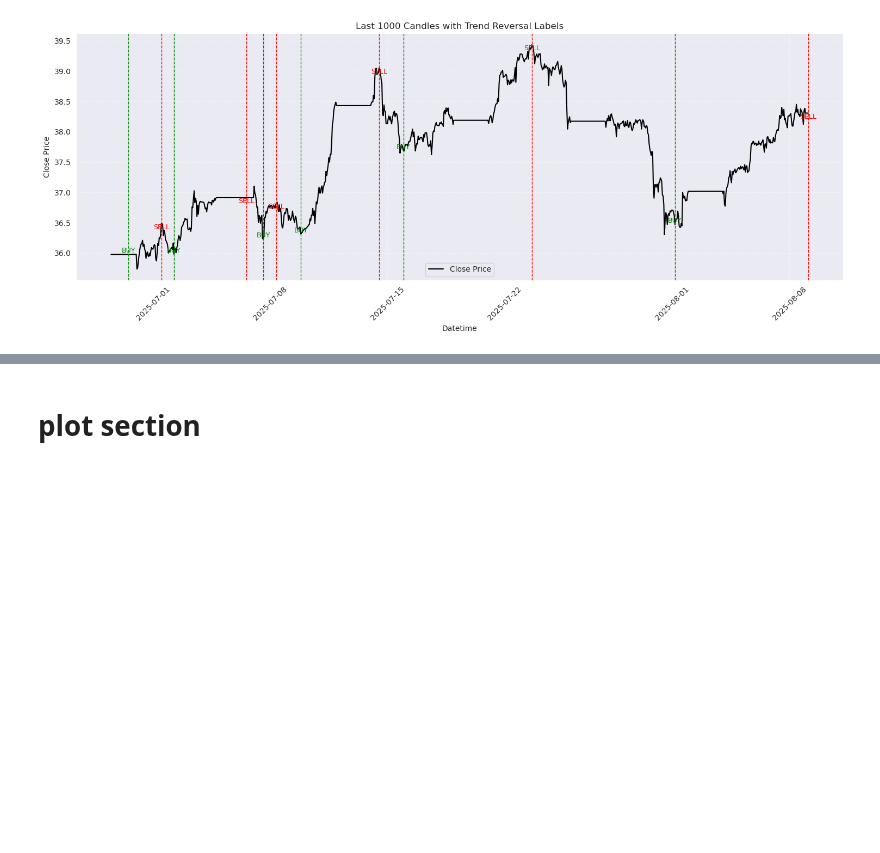
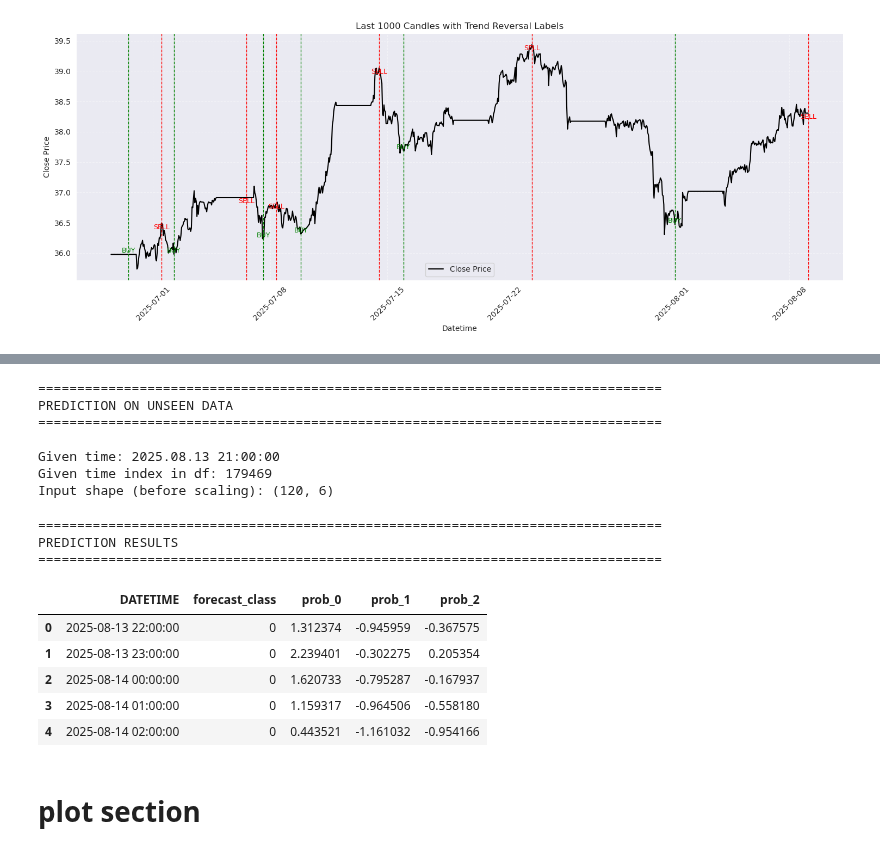
Before and after one commit to saeed51100/machine-learning, a Jupyter notebook: forex-prediction/classification/classification-22.ipynb, the cells around one changed output, grey strips where cells are left out. Saved outputs shown, nothing was run; the diff lists cells and outputs as text; code cells hidden in the pictures; blank space fills up the shorter version.

```diff
--- a/forex-prediction/classification/classification-22.ipynb
+++ b/forex-prediction/classification/classification-22.ipynb
@@ -388,3 +864,78 @@ plot_labeled_candles(df_model)
+# %%
+N_FEATURES = len(FEATURES)  # 5
+# ============================================================================
+# PREDICTION SECTION
+# ============================================================================
+
+print("\n" + "=" * 80)
+print("PREDICTION ON UNSEEN DATA")
+print("=" * 80)
+
+given_time = "2025.08.13 21:00:00"
+print(f"\nGiven time: {given_time}")
+
+# Find the index of given_time in df (not df_model)
+df['DATETIME'] = pd.to_datetime(df['DATETIME'])
+given_idx = df[df['DATETIME'] == given_time].index[0]
+
+print(f"Given time index in df: {given_idx}")
+
+# Extract 60 candles ending at given_time
+start_idx = given_idx - WINDOW_SIZE + 1
+end_idx = given_idx + 1
+
+input_df = df.iloc[start_idx:end_idx][['DATETIME'] + FEATURES].copy()
+print(f"Input shape (before scaling): {input_df.shape}")
+
+# Separate DATETIME from features for scaling
+input_candles = input_df.copy()  # Keep for visualization (has DATETIME)
+input_features_only = input_df[FEATURES].values  # Only features for model
+
+# Scale using the same scaler from training (only the FEATURES columns)
+input_scaled = scaler.transform(input_features_only)
+input_scaled = input_scaled.reshape(1, WINDOW_SIZE, N_FEATURES)
+
+# Predict
+predictions_proba = model.predict(input_scaled, verbose=0)  # Shape: (1, 10, 3)
+predictions_proba = predictions_proba[0]  # Shape: (10, 3)
+
+# Get predicted classes
+predicted_classes = np.argmax(predictions_proba, axis=1)
+
+# Create forecast datetimes (next 10 hours after given_time)
+given_datetime = pd.to_datetime(given_time)
+forecast_datetimes = [given_datetime + pd.Timedelta(hours=i + 1) for i in range(FORECAST_HORIZON)]
+
+# Create output DataFrame
+predicted_df = pd.DataFrame({
+    'DATETIME': forecast_datetimes,
+    'forecast_class': predicted_classes,
+    'prob_0': predictions_proba[:, 0],
+    'prob_1': predictions_proba[:, 1],
+    'prob_2': predictions_proba[:, 2]
+})
+
+print("\n" + "=" * 80)
+print("PREDICTION RESULTS")
+print("=" * 80)
+predicted_df
+# %% [output]
+================================================================================
+PREDICTION ON UNSEEN DATA
+================================================================================
+
+Given time: 2025.08.13 21:00:00
+Given time index in df: 179469
+Input shape (before scaling): (120, 6)
+================================================================================
+PREDICTION RESULTS
+================================================================================
+|  | DATETIME | forecast_class | prob_0 | prob_1 | prob_2 |
+| 0 | 2025-08-13 22:00:00 | 0 | 1.312374 | -0.945959 | -0.367575 |
+| 1 | 2025-08-13 23:00:00 | 0 | 2.239401 | -0.302275 | 0.205354 |
+| 2 | 2025-08-14 00:00:00 | 0 | 1.620733 | -0.795287 | -0.167937 |
+| 3 | 2025-08-14 01:00:00 | 0 | 1.159317 | -0.964506 | -0.558180 |
+| 4 | 2025-08-14 02:00:00 | 0 | 0.443521 | -1.161032 | -0.954166 |
 # %% [markdown]
 # plot section
 # %%
```
Also changed, not shown: parts of 17 cells of this notebook, 2 other files.
